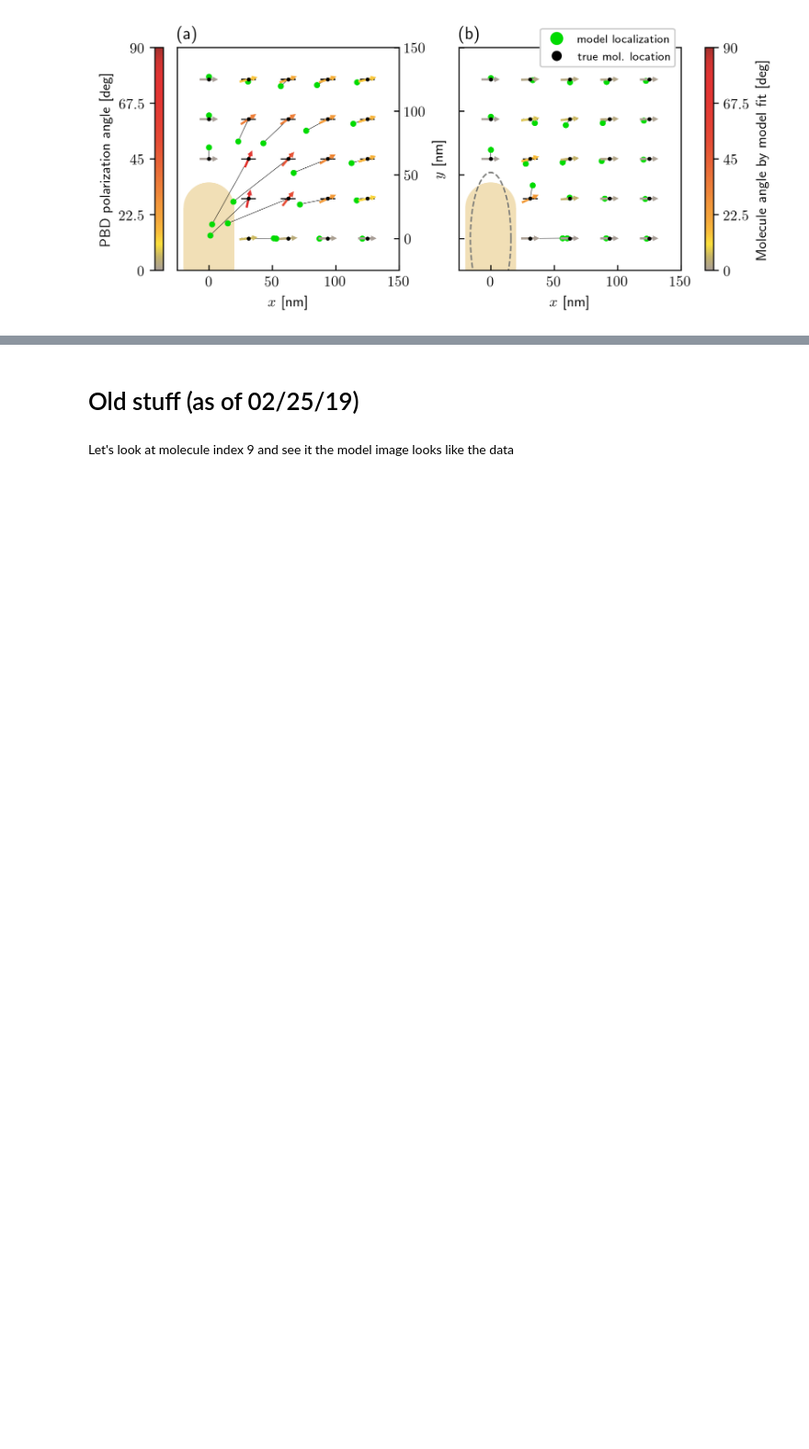
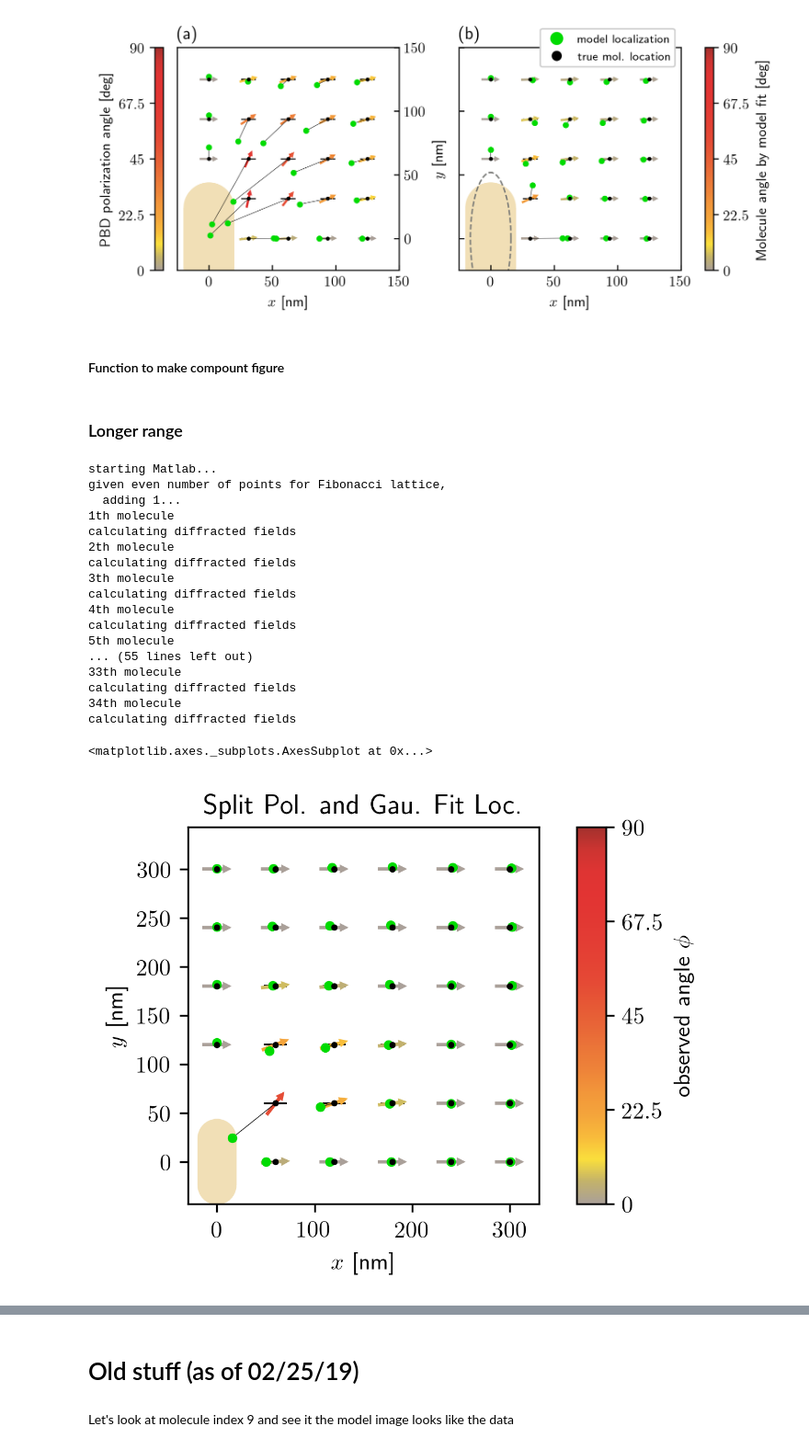
Before and after one commit to HarrisonGoldwyn/mispolarization, a Jupyter notebook: solving_problems/notebooks/fit_localization_from_BEM_fields.ipynb, the cells around one changed output, grey strips where cells are left out. Shown at 92% size. Cells and saved outputs as stored; diff of their text form; code cells hidden in the pictures; blank space fills up the shorter version.

```diff
--- a/solving_problems/notebooks/fit_localization_from_BEM_fields.ipynb
+++ b/solving_problems/notebooks/fit_localization_from_BEM_fields.ipynb
@@ -783,3 +703,5 @@ for i in [1,2]:
 #Should we use a different colormap???
 # %% [output]
 [figure]
+# %% [markdown]
+#### Function to make compount figure
@@ -785,0 +796,28 @@ for i in [1,2]:
+# %% [markdown]
+### Longer range
+# %%
+locations_300, angles_300 = fixed_ori_mol_placement(mol_grid_pts_1D=6, x_max=300, y_max=300)
+simTestInst_few_mol_h_300 = SimulatedExperiment(locations_300, mol_angle=0)
+simTestInst_few_mol_h_300.trial_images = simTestInst_few_mol_h_300.calculate_BEM_fields()
+
+simTestInst_few_mol_h_300.plot_mispol_map_wMisloc()
+# %% [output]
+starting Matlab...
+given even number of points for Fibonacci lattice,
+  adding 1...
+1th molecule
+calculating diffracted fields
+2th molecule
+calculating diffracted fields
+3th molecule
+calculating diffracted fields
+4th molecule
+calculating diffracted fields
+5th molecule
+... (55 lines left out)
+33th molecule
+calculating diffracted fields
+34th molecule
+calculating diffracted fields
+<matplotlib.axes._subplots.AxesSubplot at 0x...>
+[figure, added]
```
Also changed, not shown: parts of 48 cells of this notebook, 1 other file.
